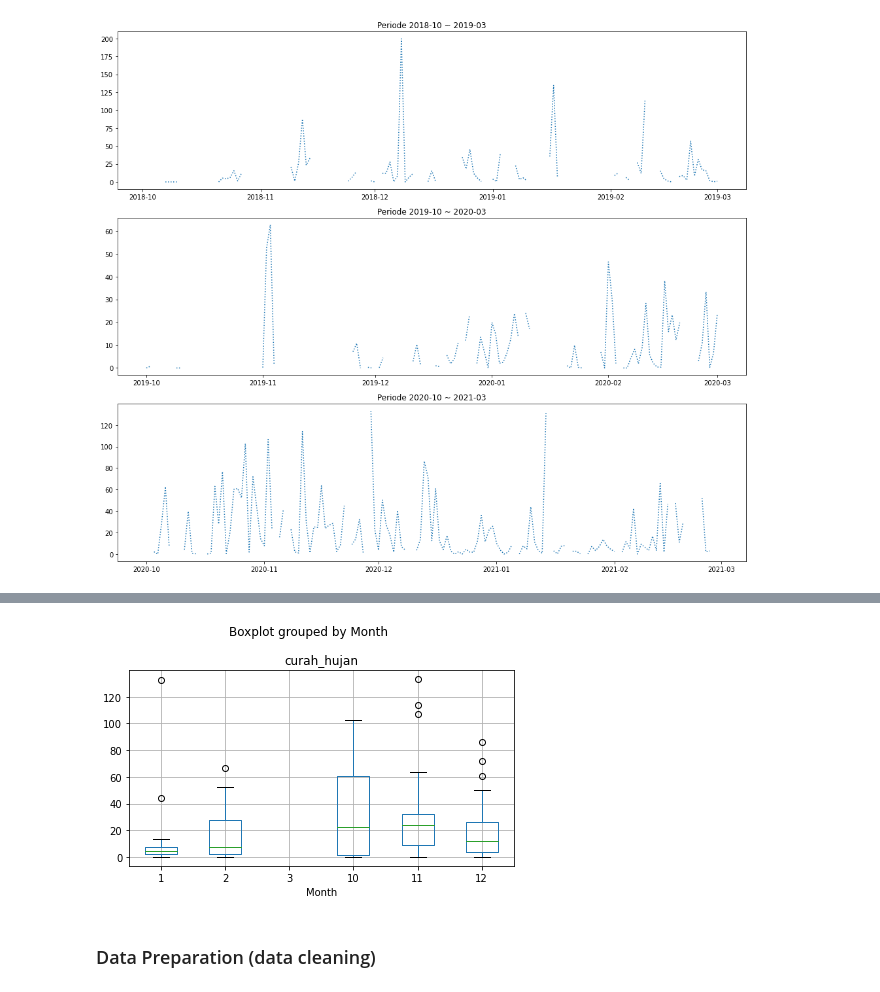
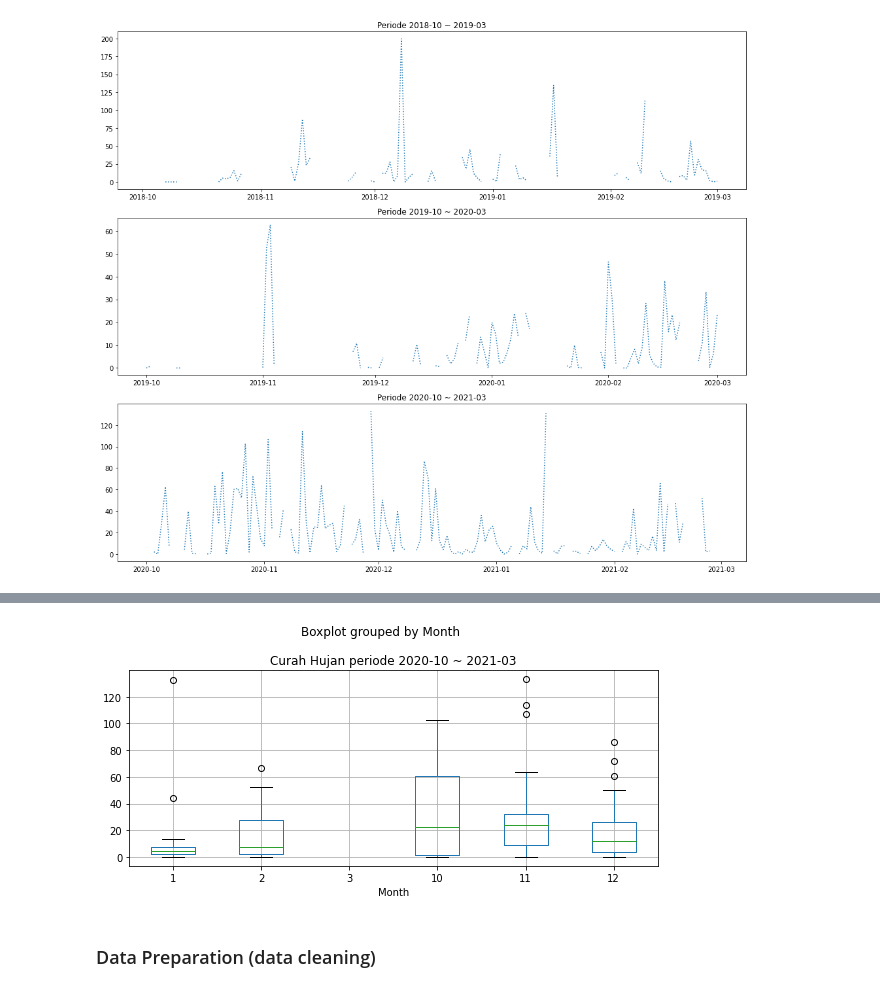
Before and after one commit to radifan9/data-science-tugas-akhir, a Jupyter notebook: tugas_akhir.ipynb, the cells around one changed output, grey strips where cells are left out. Saved outputs shown, nothing was run; the diff lists cells and outputs as text; code cells hidden in the pictures.

```diff
--- a/tugas_akhir.ipynb
+++ b/tugas_akhir.ipynb
@@ -121,8 +138,9 @@ plt.tight_layout()
 # %%
-df_periode3.boxplot(column=['curah_hujan'], by='Month')
+df_periode3.boxplot(column=['curah_hujan'], by='Month', figsize=(8, 4))
+plt.title('Curah Hujan periode 2020-10 ~ 2021-03')
 
 plt.tight_layout()
 # %% [output]
-[figure, old version]
+[figure, new version]
 # %% [markdown]
 ### Data Preparation (data cleaning)
```
Also changed, not shown: parts of 3 cells of this notebook.
